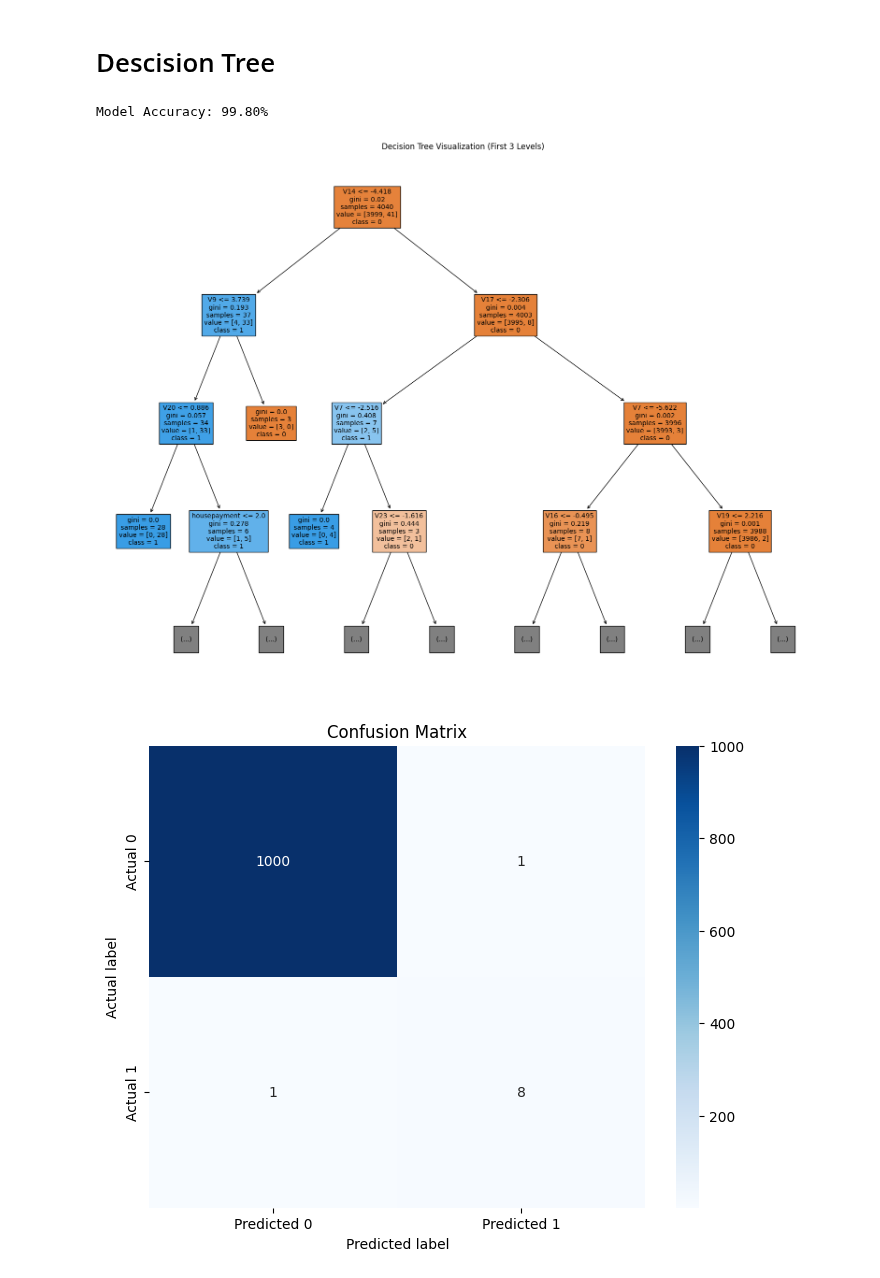
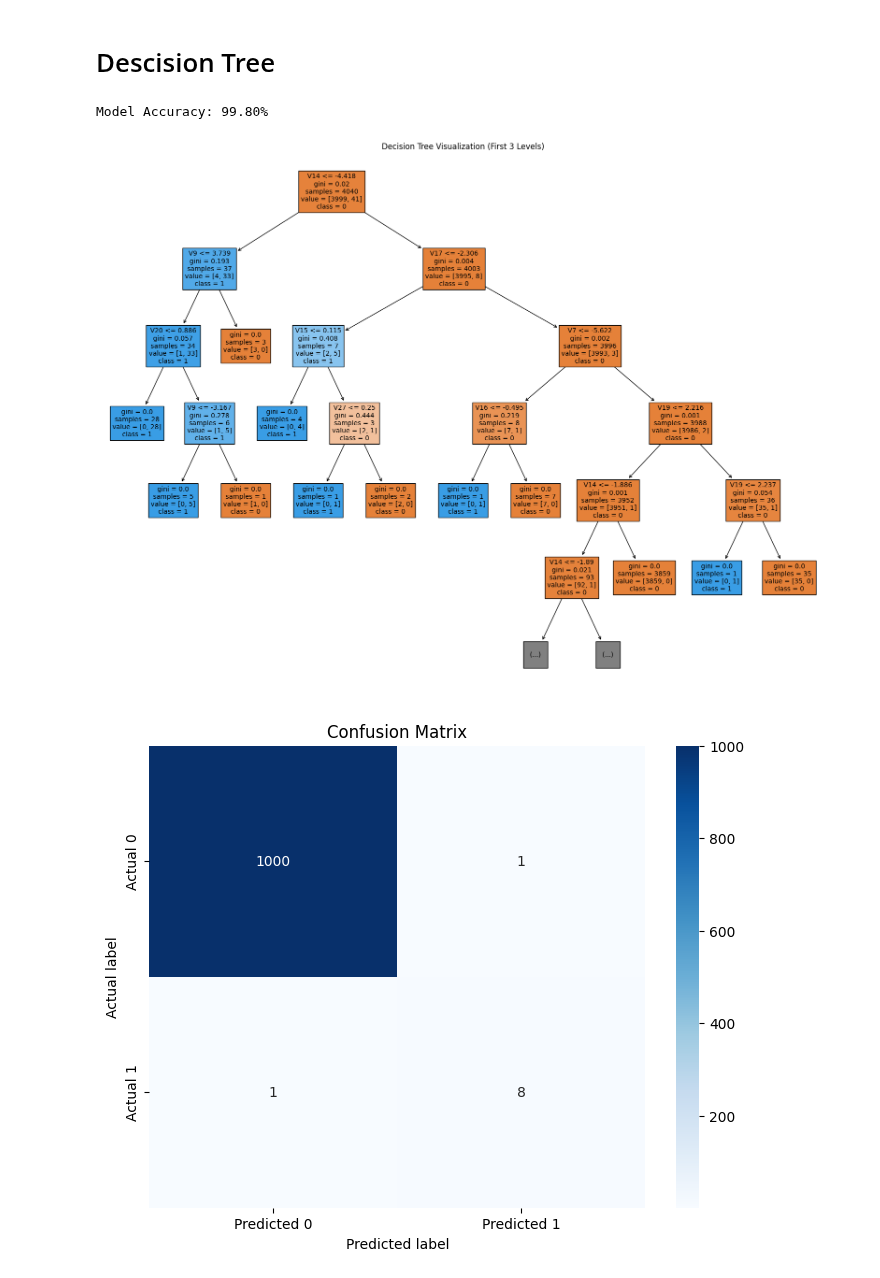
Before and after one commit to Dandata0101/mbs-fraud-detection, a Jupyter notebook: Classwork_day03.ipynb, the cells around one changed output. Cells and saved outputs as stored; diff of their text form; code cells hidden in the pictures.

```diff
--- a/Classwork_day03.ipynb
+++ b/Classwork_day03.ipynb
@@ -105,18 +123,9 @@ from sklearn.tree import DecisionTreeClassifier, plot_tree
 from sklearn.metrics import accuracy_score, confusion_matrix, classification_report
 import shap
 
-# Assuming your DataFrame and target variable setup
-X2 = df4.drop(['Class','id'], axis=1)
-
-#X = df4.drop(['Class','id','gender','familyincome','housepayment','familysize'], axis=1)
-#columns_data = ['gender','familyincome','housepayment','familysize']
-#dummy_columns = pd.get_dummies(X, dtype=int)
-#X = pd.concat([X, dummy_columns], axis=1)
-
-Y2 = df4['Class']
 
 # Splitting the dataset into training and testing sets
-X_train, X_test, y_train, y_test = train_test_split(X2, Y2, test_size=0.2, random_state=42)
+X_train, X_test, y_train, y_test = train_test_split(X, Y, test_size=0.2, random_state=42)
 
 # Training a Decision Tree Classifier
 dt_model = DecisionTreeClassifier(random_state=42)
@@ -128,61 +137,35 @@ accuracy = accuracy_score(y_test, y_pred)
 print(f"Model Accuracy: {accuracy * 100:.2f}%")
 
 # Functions for calculating and estimating entropy are assumed to be correctly implemented as per your initial snippet
 # average_entropy_at_depths = estimate_entropy_at_depths(dt_model, X_train, y_train)
 # for depth, entropy in average_entropy_at_depths.items():
 #     print(f"Depth {depth}: Average Entropy = {entropy:.4f}")
 
 # Decision Tree visualization (truncated to the first 3 levels for simplicity)
 plt.figure(figsize=(20,15))
-plot_tree(dt_model, filled=True, feature_names=X2.columns, class_names=['0', '1'], max_depth=3, fontsize=10)
+plot_tree(dt_model, filled=True, feature_names=X.columns, class_names=['0', '1'], max_depth=5, fontsize=10)
 plt.title("Decision Tree Visualization (First 3 Levels)")
 plt.show()
 
 # Displaying the confusion matrix
 cm = confusion_matrix(y_test, y_pred)
 plt.figure(figsize=(8, 6))
 sns.heatmap(cm, annot=True, fmt="d", cmap="Blues", xticklabels=['Predicted 0', 'Predicted 1'], yticklabels=['Actual 0', 'Actual 1'])
 plt.title('Confusion Matrix')
 plt.ylabel('Actual label')
 plt.xlabel('Predicted label')
 plt.show()
 
 # Printing the classification report
 report = classification_report(y_test, y_pred)
 print(report)
 
 # Displaying feature importances
 feature_importances = pd.DataFrame(dt_model.feature_importances_, index=X.columns, columns=["Importance"]).sort_values(by="Importance", ascending=False)
 print(feature_importances)
-
-# SHAP Value Visualization
-explainer = shap.TreeExplainer(dt_model)
-shap_values = explainer.shap_values(X_test)
-
-# Handling different shapes of shap_values for binary classification
-if isinstance(shap_values, list):  # For binary classification SHAP returns a list
-    # Assuming interest in the positive class (index 1)
-    shap_values_pos_class = shap_values[1]
-else:
-    shap_values_pos_class = shap_values
-
-# Summary Plot for the positive class
-plt.figure(figsize=(20, 10))
-shap.summary_plot(shap_values_pos_class, X_test, plot_type="bar")
-plt.show()
-
-# Detailed Summary Plot for the positive class
-plt.figure(figsize=(20, 10))
-shap.summary_plot(shap_values_pos_class, X_test)
-plt.show()
-
-
-# Force Plot for the first prediction of the positive class
-shap.initjs()  # Initializes JavaScript visualization in the notebook
-display(shap.force_plot(explainer.expected_value[1], shap_values[1][0,:], X_test.iloc[0,:]))
 # %% [output]
 Model Accuracy: 99.80%
-[figure, old version]
+[figure, new version]
 [figure]
               precision    recall  f1-score   support
 
```
Also changed, not shown: parts of 2 cells of this notebook.
